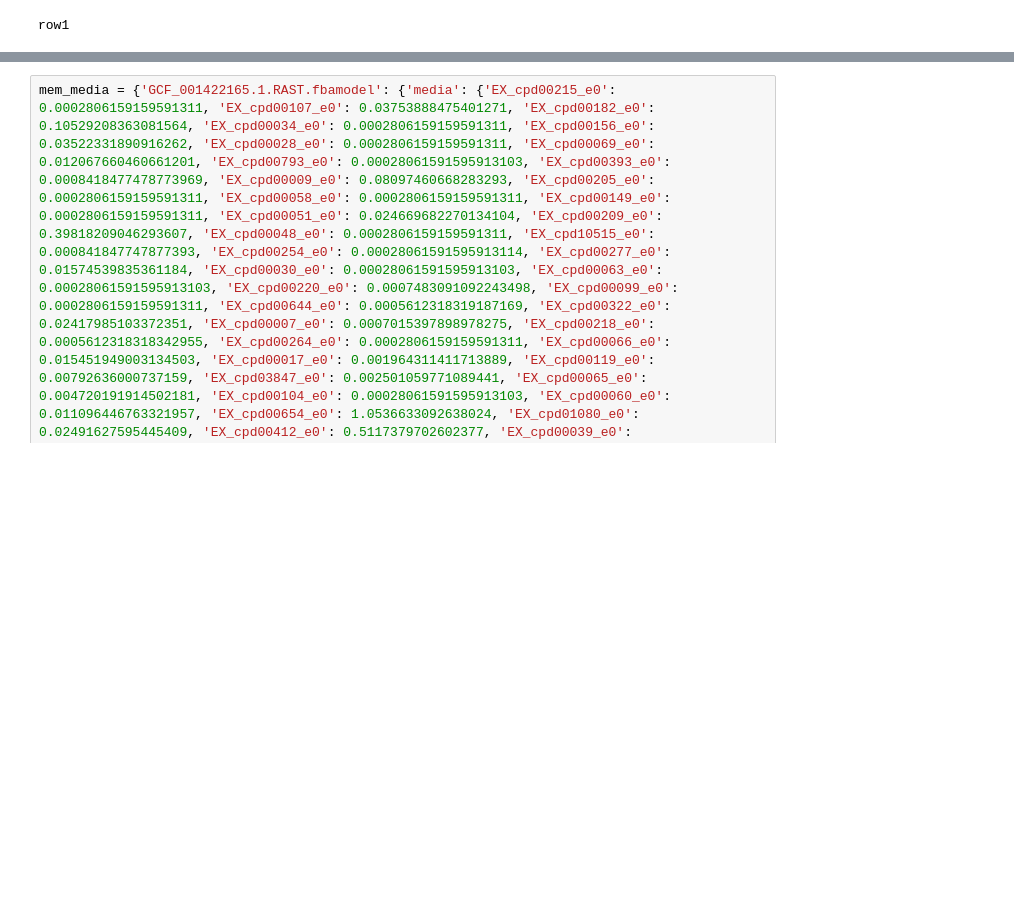
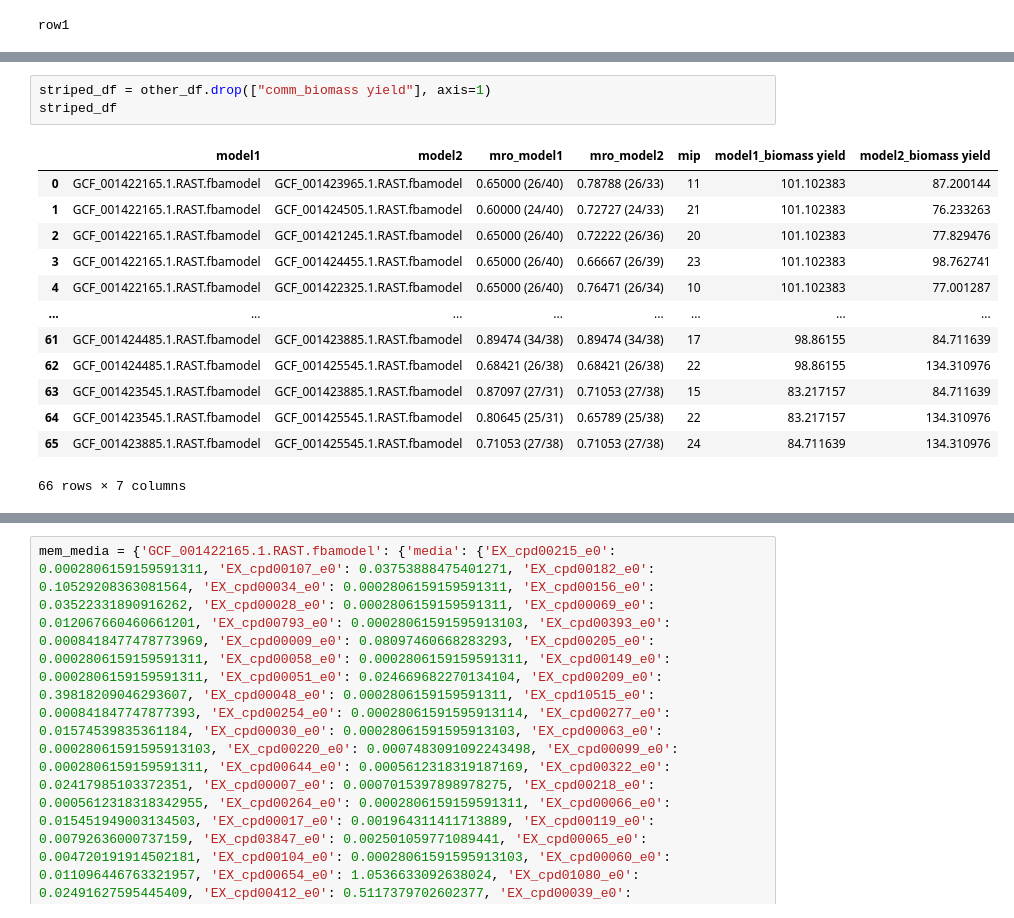
Before and after one commit to dtriadis/ModelSEEDpy, a Jupyter notebook: examples/Community Modeling/smetana/arabadoptsis_negative_pairs.ipynb, the cells around one changed output, grey strips where cells are left out. Cells and saved outputs as stored; diff of their text form; blank space fills up the shorter version.

```diff
--- a/examples/Community Modeling/smetana/arabadoptsis_negative_pairs.ipynb
+++ b/examples/Community Modeling/smetana/arabadoptsis_negative_pairs.ipynb
@@ -245,0 +247,17 @@ Examining the 66 model pairs
+# %%
+striped_df = other_df.drop(["comm_biomass yield"], axis=1)
+striped_df
+# %% [output]
+|  | model1 | model2 | mro_model1 | mro_model2 | mip | model1_biomass yield | model2_biomass yield |
+| 0 | GCF_001422165.1.RAST.fbamodel | GCF_001423965.1.RAST.fbamodel | 0.65000 (26/40) | 0.78788 (26/33) | 11 | 101.102383 | 87.200144 |
+| 1 | GCF_001422165.1.RAST.fbamodel | GCF_001424505.1.RAST.fbamodel | 0.60000 (24/40) | 0.72727 (24/33) | 21 | 101.102383 | 76.233263 |
+| 2 | GCF_001422165.1.RAST.fbamodel | GCF_001421245.1.RAST.fbamodel | 0.65000 (26/40) | 0.72222 (26/36) | 20 | 101.102383 | 77.829476 |
+| 3 | GCF_001422165.1.RAST.fbamodel | GCF_001424455.1.RAST.fbamodel | 0.65000 (26/40) | 0.66667 (26/39) | 23 | 101.102383 | 98.762741 |
+| 4 | GCF_001422165.1.RAST.fbamodel | GCF_001422325.1.RAST.fbamodel | 0.65000 (26/40) | 0.76471 (26/34) | 10 | 101.102383 | 77.001287 |
+| ... | ... | ... | ... | ... | ... | ... | ... |
+| 61 | GCF_001424485.1.RAST.fbamodel | GCF_001423885.1.RAST.fbamodel | 0.89474 (34/38) | 0.89474 (34/38) | 17 | 98.86155 | 84.711639 |
+| 62 | GCF_001424485.1.RAST.fbamodel | GCF_001425545.1.RAST.fbamodel | 0.68421 (26/38) | 0.68421 (26/38) | 22 | 98.86155 | 134.310976 |
+| 63 | GCF_001423545.1.RAST.fbamodel | GCF_001423885.1.RAST.fbamodel | 0.87097 (27/31) | 0.71053 (27/38) | 15 | 83.217157 | 84.711639 |
+| 64 | GCF_001423545.1.RAST.fbamodel | GCF_001425545.1.RAST.fbamodel | 0.80645 (25/31) | 0.65789 (25/38) | 22 | 83.217157 | 134.310976 |
+| 65 | GCF_001423885.1.RAST.fbamodel | GCF_001425545.1.RAST.fbamodel | 0.71053 (27/38) | 0.71053 (27/38) | 24 | 84.711639 | 134.310976 |
+66 rows × 7 columns
```
Also changed, not shown: parts of 4 cells of this notebook, 6 other files.
